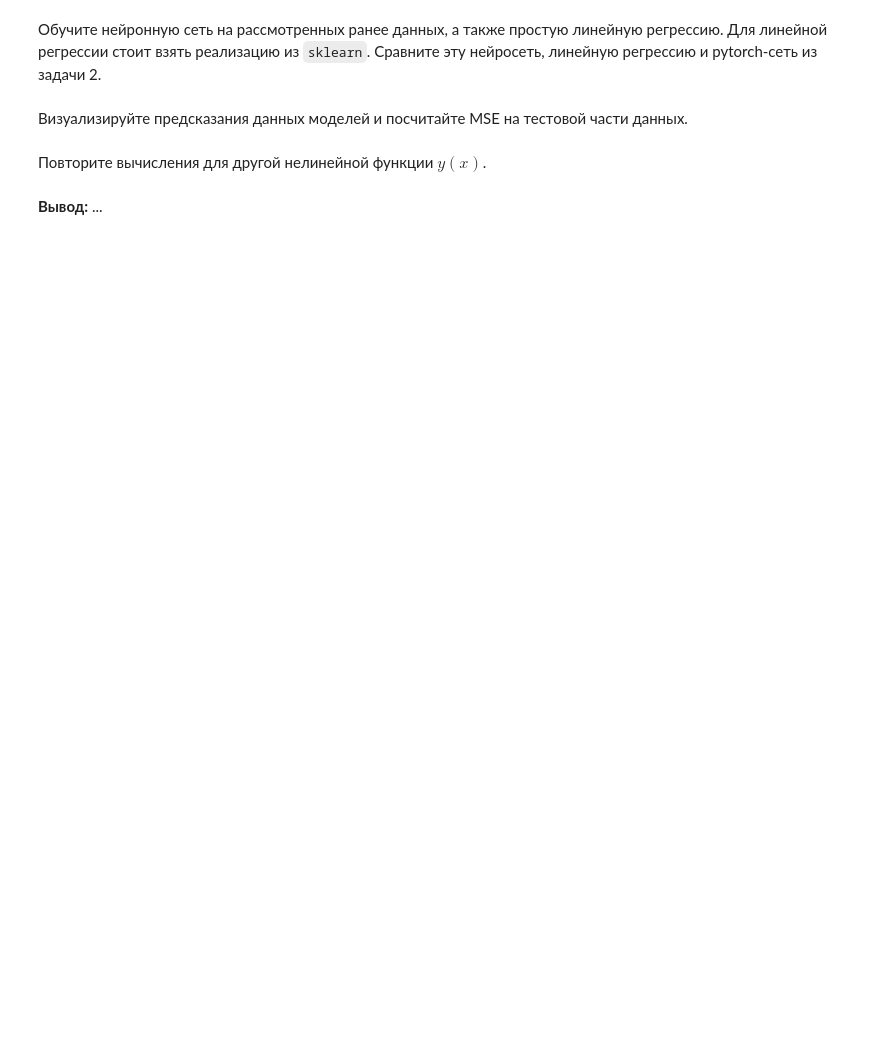
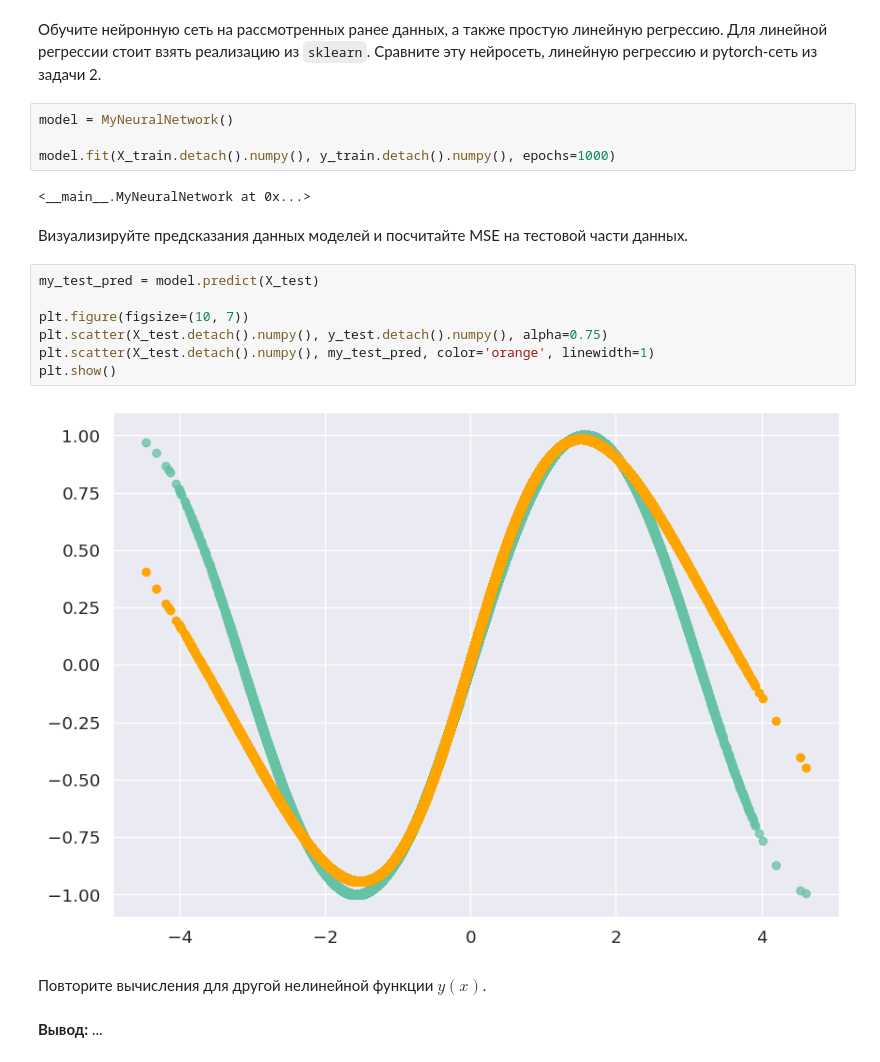
Before and after one commit to andreykirkicha/DataAnalysis_MIPT-course, a Jupyter notebook: Work_04/task4.ipynb, the cells around one changed output. Cells and saved outputs as stored; diff of their text form; blank space fills up the shorter version.

Commit message:
Simple network released, implementation of general scheme started

```diff
--- a/Work_04/task4.ipynb
+++ b/Work_04/task4.ipynb
@@ -220,7 +347,22 @@ plt.show()
 # %% [markdown]
 Обучите нейронную сеть на рассмотренных ранее данных, а также простую линейную регрессию. Для линейной регрессии стоит взять реализацию из `sklearn`. Сравните эту нейросеть, линейную регрессию и pytorch-сеть из задачи 2.
+# %%
+model = MyNeuralNetwork()
+
+model.fit(X_train.detach().numpy(), y_train.detach().numpy(), epochs=1000)
+# %% [output]
+<__main__.MyNeuralNetwork at 0x...>
 # %% [markdown]
 Визуализируйте предсказания данных моделей и посчитайте MSE на тестовой части данных.
+# %%
+my_test_pred = model.predict(X_test)
+
+plt.figure(figsize=(10, 7))
+plt.scatter(X_test.detach().numpy(), y_test.detach().numpy(), alpha=0.75)
+plt.scatter(X_test.detach().numpy(), my_test_pred, color='orange', linewidth=1)
+plt.show()
+# %% [output]
+[figure, added]
 # %% [markdown]
 Повторите вычисления для другой нелинейной функции $y(x)$.
 # %% [markdown]
```
Also changed, not shown: parts of 2 cells of this notebook.
